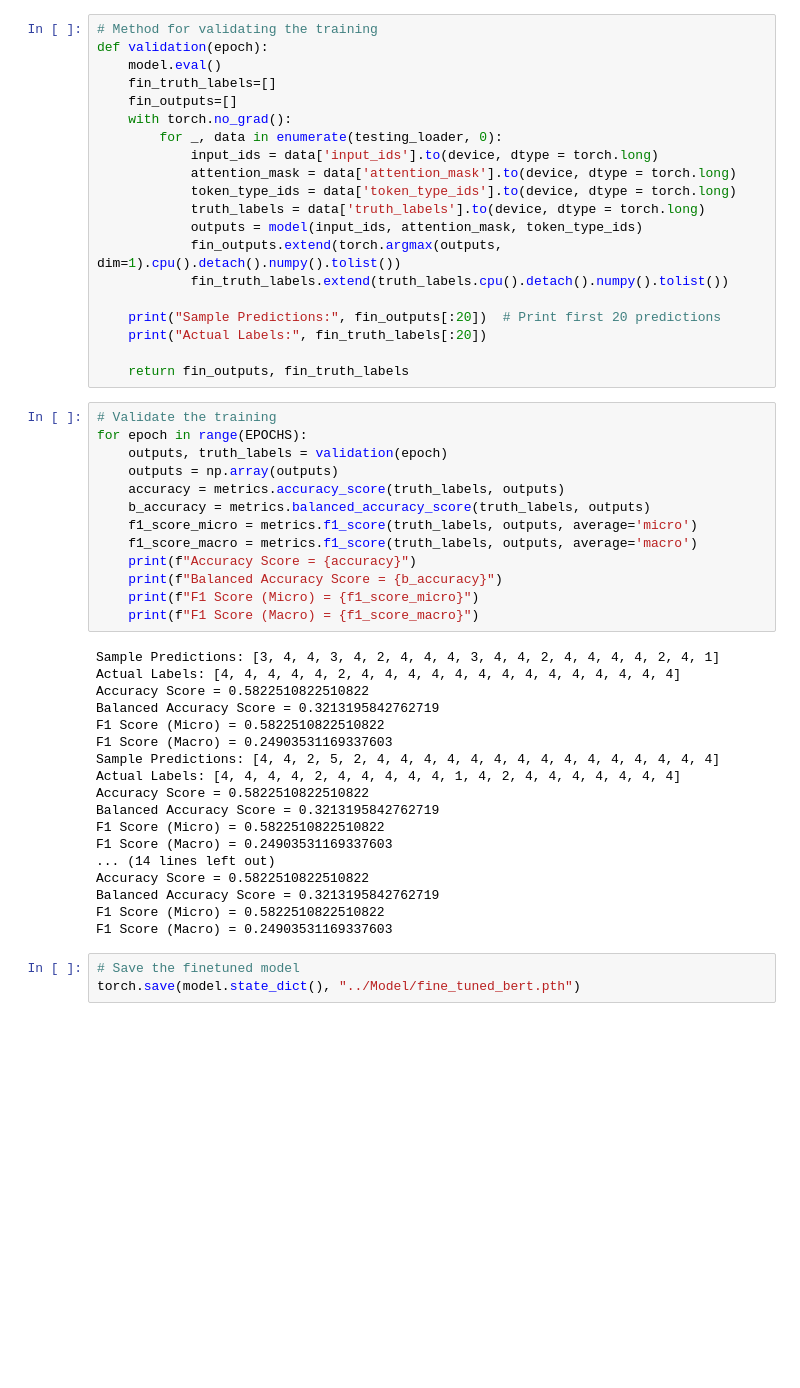
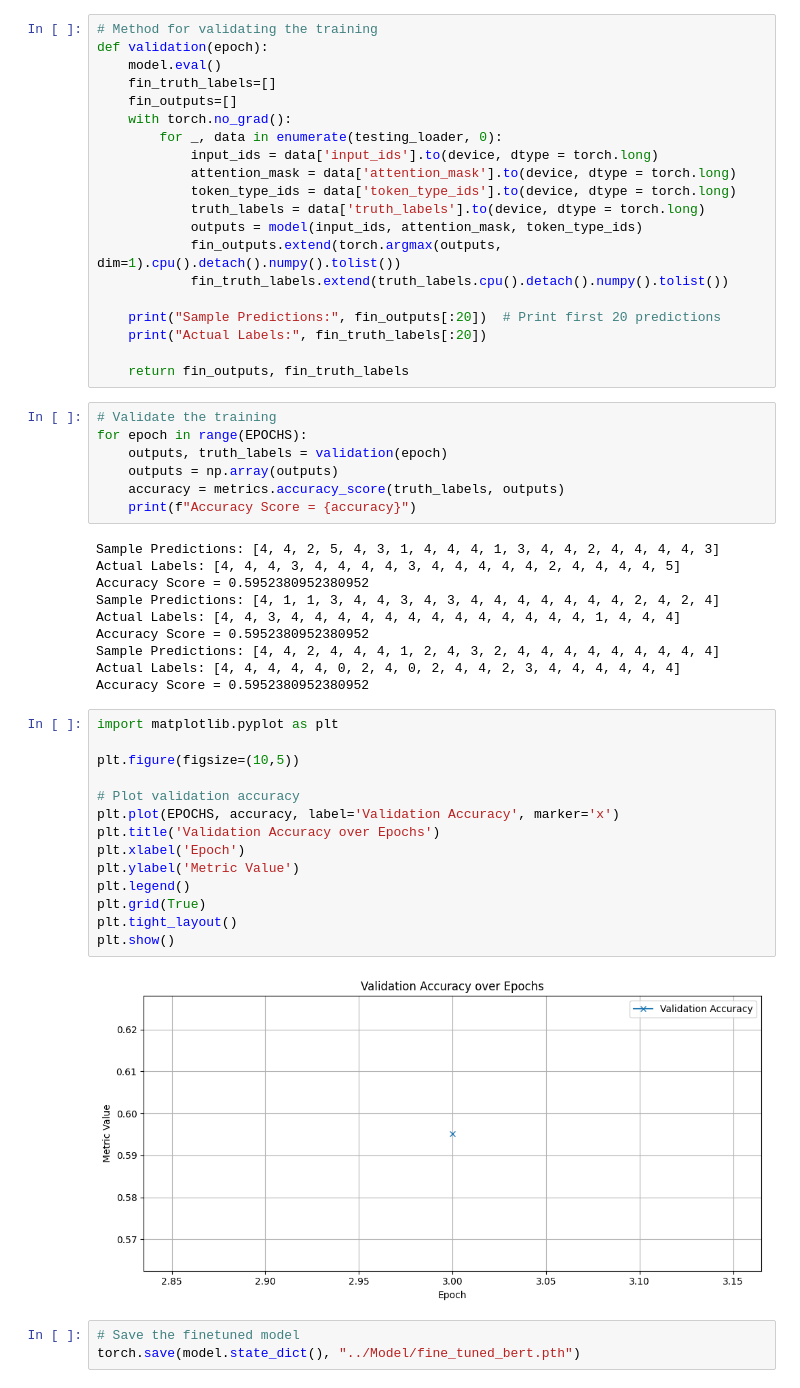
Before and after one commit to Bookinus/Predicting-Severity-in-Bug-Reports, a Jupyter notebook: src/FineTuneBert.ipynb, the cells around one changed output. Saved outputs shown, nothing was run; the diff lists cells and outputs as text; blank space fills up the shorter version.

```diff
--- a/src/FineTuneBert.ipynb
+++ b/src/FineTuneBert.ipynb
@@ -194,31 +200,33 @@ for epoch in range(EPOCHS):
     outputs, truth_labels = validation(epoch)
     outputs = np.array(outputs)
     accuracy = metrics.accuracy_score(truth_labels, outputs)
-    b_accuracy = metrics.balanced_accuracy_score(truth_labels, outputs)
-    f1_score_micro = metrics.f1_score(truth_labels, outputs, average='micro')
-    f1_score_macro = metrics.f1_score(truth_labels, outputs, average='macro')
     print(f"Accuracy Score = {accuracy}")
-    print(f"Balanced Accuracy Score = {b_accuracy}")
-    print(f"F1 Score (Micro) = {f1_score_micro}")
-    print(f"F1 Score (Macro) = {f1_score_macro}")
 # %% [output]
-Sample Predictions: [3, 4, 4, 3, 4, 2, 4, 4, 4, 3, 4, 4, 2, 4, 4, 4, 4, 2, 4, 1]
-Actual Labels: [4, 4, 4, 4, 4, 2, 4, 4, 4, 4, 4, 4, 4, 4, 4, 4, 4, 4, 4, 4]
-Accuracy Score = 0.5822510822510822
-Balanced Accuracy Score = 0.3213195842762719
-F1 Score (Micro) = 0.5822510822510822
-F1 Score (Macro) = 0.24903531169337603
-Sample Predictions: [4, 4, 2, 5, 2, 4, 4, 4, 4, 4, 4, 4, 4, 4, 4, 4, 4, 4, 4, 4]
-Actual Labels: [4, 4, 4, 4, 2, 4, 4, 4, 4, 4, 1, 4, 2, 4, 4, 4, 4, 4, 4, 4]
-Accuracy Score = 0.5822510822510822
-Balanced Accuracy Score = 0.3213195842762719
-F1 Score (Micro) = 0.5822510822510822
-F1 Score (Macro) = 0.24903531169337603
-... (14 lines left out)
-Accuracy Score = 0.5822510822510822
-Balanced Accuracy Score = 0.3213195842762719
-F1 Score (Micro) = 0.5822510822510822
-F1 Score (Macro) = 0.24903531169337603
+Sample Predictions: [4, 4, 2, 5, 4, 3, 1, 4, 4, 4, 1, 3, 4, 4, 2, 4, 4, 4, 4, 3]
+Actual Labels: [4, 4, 4, 3, 4, 4, 4, 4, 3, 4, 4, 4, 4, 4, 2, 4, 4, 4, 4, 5]
+Accuracy Score = 0.5952380952380952
+Sample Predictions: [4, 1, 1, 3, 4, 4, 3, 4, 3, 4, 4, 4, 4, 4, 4, 4, 2, 4, 2, 4]
+Actual Labels: [4, 4, 3, 4, 4, 4, 4, 4, 4, 4, 4, 4, 4, 4, 4, 4, 1, 4, 4, 4]
+Accuracy Score = 0.5952380952380952
+Sample Predictions: [4, 4, 2, 4, 4, 4, 1, 2, 4, 3, 2, 4, 4, 4, 4, 4, 4, 4, 4, 4]
+Actual Labels: [4, 4, 4, 4, 4, 0, 2, 4, 0, 2, 4, 4, 2, 3, 4, 4, 4, 4, 4, 4]
+Accuracy Score = 0.5952380952380952
+# %%
+import matplotlib.pyplot as plt
+
+plt.figure(figsize=(10,5))
+
+# Plot validation accuracy
+plt.plot(EPOCHS, accuracy, label='Validation Accuracy', marker='x')
+plt.title('Validation Accuracy over Epochs')
+plt.xlabel('Epoch')
+plt.ylabel('Metric Value')
+plt.legend()
+plt.grid(True)
+plt.tight_layout()
+plt.show()
+# %% [output]
+[figure, added]
 # %%
 # Save the finetuned model
 torch.save(model.state_dict(), "../Model/fine_tuned_bert.pth")
```
Also changed, not shown: parts of 9 cells of this notebook, 2 other files.
